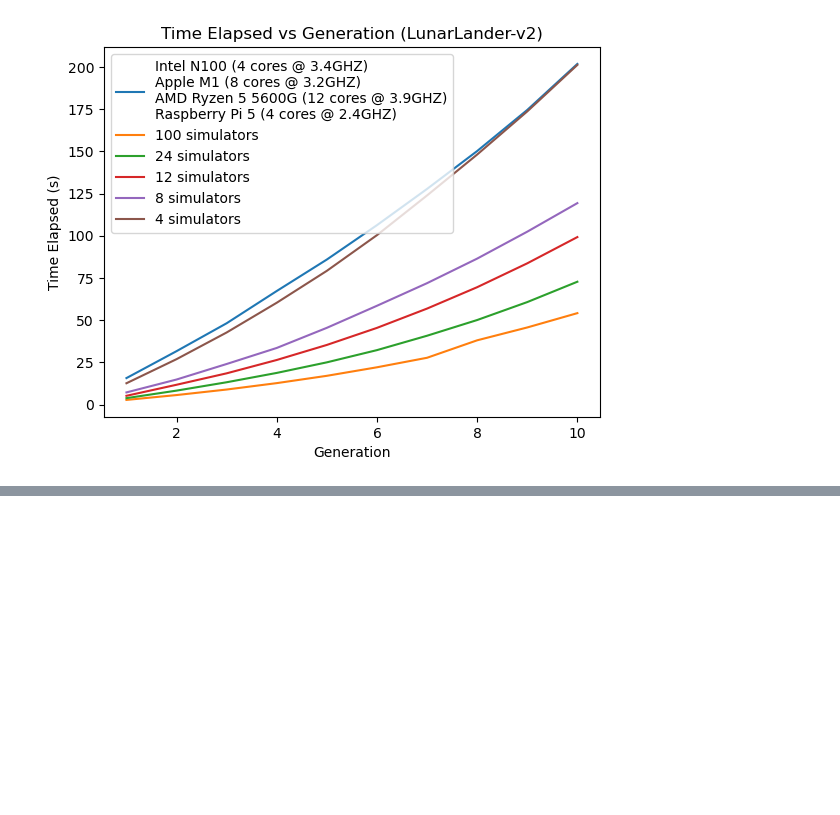
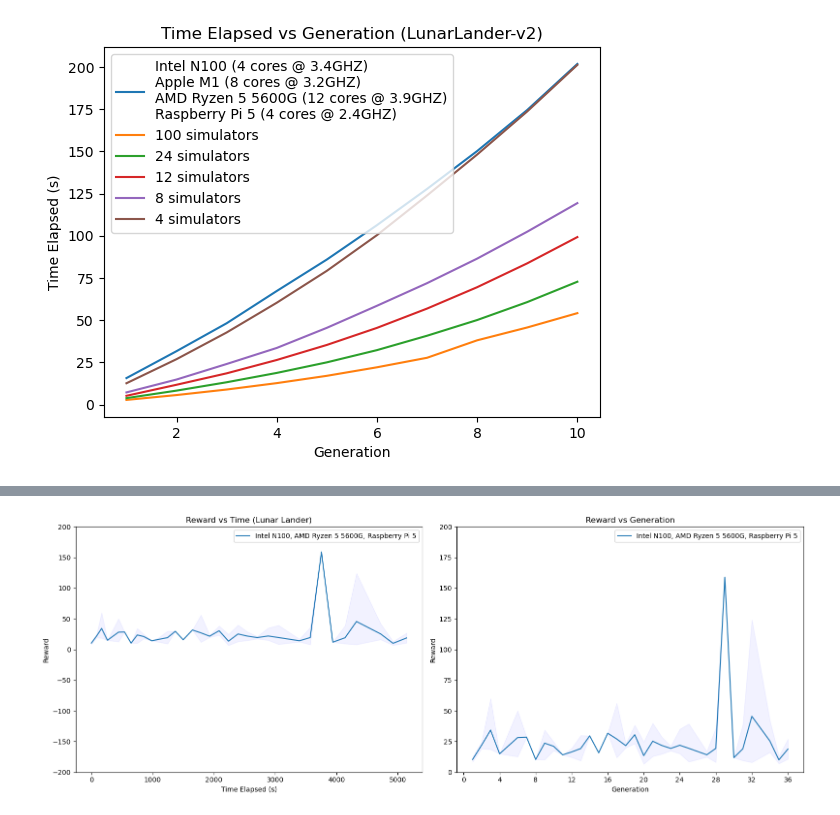
Before and after one commit to bmcnns/distributed-tpg, a Jupyter notebook: lunar_lander_early_benchmarks.ipynb, the cells around one changed output, grey strips where cells are left out. Saved outputs shown, nothing was run; the diff lists cells and outputs as text; code cells hidden in the pictures; blank space fills up the shorter version.

```diff
--- a/lunar_lander_early_benchmarks.ipynb
+++ b/lunar_lander_early_benchmarks.ipynb
@@ -172,0 +186,68 @@ plt.legend()
+# %%
+import matplotlib.pyplot as plt
+import duckdb
+import matplotlib.ticker as ticker
+
+# Query to get the data
+df = duckdb.query("""
+WITH
+cumulative_reward AS
+(
+    SELECT generation, SUM(reward) AS cumulative_reward
+    FROM db.public.training
+    GROUP BY generation, team_id
+    ORDER BY cumulative_reward DESC
+    LIMIT 100
+),
+reward_by_generation AS
+(
+    SELECT generation,
+           MIN(cumulative_reward) AS min_cumulative_reward,
+           AVG(cumulative_reward) AS avg_cumulative_reward,
+           MAX(cumulative_reward) AS max_cumulative_reward
+    FROM cumulative_reward
+    JOIN db.public.time_monitor USING (generation)
+    GROUP BY generation
+)
+SELECT * FROM reward_by_generation
+JOIN db.public.time_monitor USING (generation)
+""").df()
+
+df['time_elapsed'] = df['time'] - df['time'].min()
+
+# Sort values by time_elapsed
+df.sort_values(by=['time_elapsed'], inplace=True)
+
+# Create subplots
+fig, (ax1, ax2) = plt.subplots(1, 2, figsize=(16, 6))
+
+# Plot Reward vs Time Elapsed
+ax1.fill_between(df['time_elapsed'],
+                 df['min_cumulative_reward'],
+                 df['max_cumulative_reward'],
+                 color='blue', alpha=0.05)
+ax1.plot(df['time_elapsed'], df['avg_cumulative_reward'], label="Intel N100, AMD Ryzen 5 5600G, Raspberry Pi 5")
+ax1.set_ylabel('Reward')
+ax1.set_xlabel('Time Elapsed (s)')
+ax1.set_title("Reward vs Time (Lunar Lander)")
+ax1.set_ylim(-200, 200)
+ax1.legend()
+
+# Plot Reward vs Generation
+ax2.plot(df['generation'], df['avg_cumulative_reward'], label="Intel N100, AMD Ryzen 5 5600G, Raspberry Pi 5")
+ax2.fill_between(df['generation'],
+                 df['min_cumulative_reward'],
+                 df['max_cumulative_reward'],
+                 color='blue', alpha=0.05)
+ax2.set_xlabel('Generation')
+ax2.set_ylabel('Reward')
+ax2.set_title("Reward vs Generation")
+ax2.set_ylim(0, 200)
+ax2.legend()
+ax2.xaxis.set_major_locator(ticker.MaxNLocator(integer=True))
+
+# Adjust layout
+plt.tight_layout()
+plt.show()
+# %% [output]
+[figure, added]
```
Also changed, not shown: parts of 6 cells of this notebook, 3 other files.
